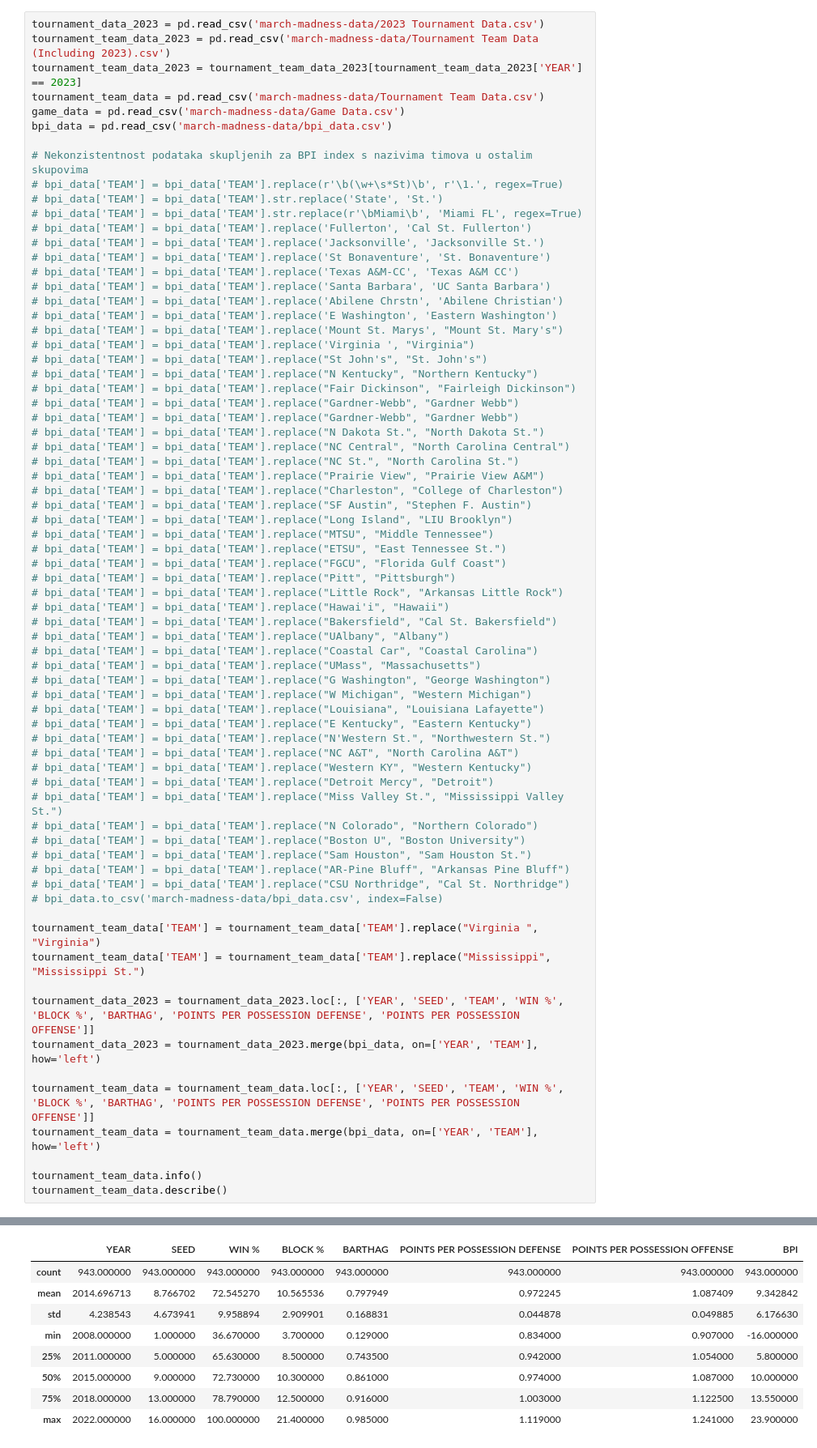
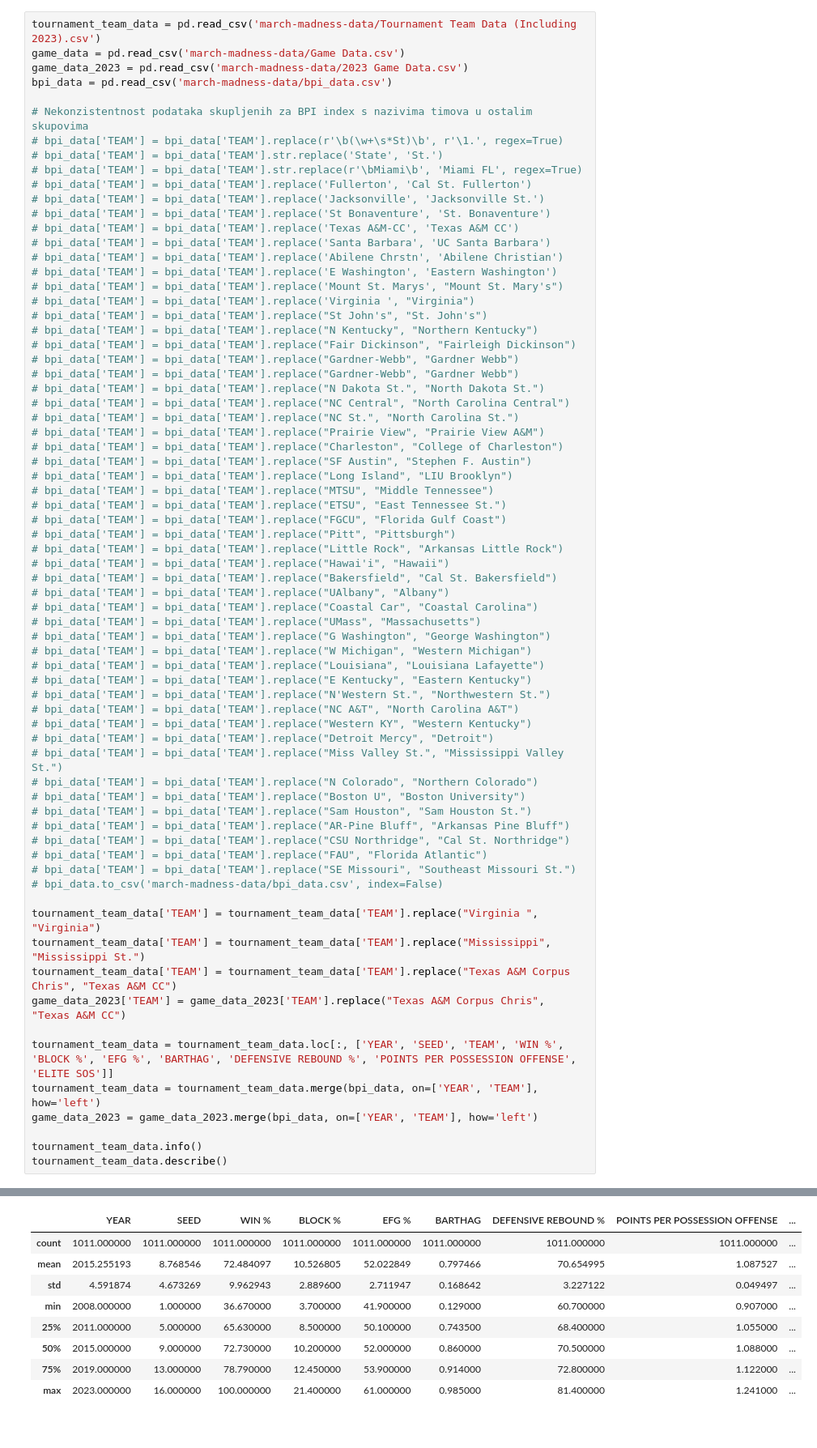
Before and after one commit to babe1304/UZOP-project, a Jupyter notebook: reporoduction_of_experiments.ipynb, the cells around one changed output, grey strips where cells are left out. Shown at 81% size. Saved outputs shown, nothing was run; the diff lists cells and outputs as text.

```diff
--- a/reporoduction_of_experiments.ipynb
+++ b/reporoduction_of_experiments.ipynb
@@ -32,11 +31,9 @@ U tu svrhu iskoristit ćemo `Tournament Team Data.csv` i `2023 Tournament Data.c
 
 BPI vrijednosti za ekipe kroz godine dohvaćene su s ESPN-ovog API-ja te su spremljene u `bpi_data.csv` datoteku.
 # %%
-tournament_data_2023 = pd.read_csv('march-madness-data/2023 Tournament Data.csv')
-tournament_team_data_2023 = pd.read_csv('march-madness-data/Tournament Team Data (Including 2023).csv')
-tournament_team_data_2023 = tournament_team_data_2023[tournament_team_data_2023['YEAR'] == 2023]
-tournament_team_data = pd.read_csv('march-madness-data/Tournament Team Data.csv')
+tournament_team_data = pd.read_csv('march-madness-data/Tournament Team Data (Including 2023).csv')
 game_data = pd.read_csv('march-madness-data/Game Data.csv')
+game_data_2023 = pd.read_csv('march-madness-data/2023 Game Data.csv')
 bpi_data = pd.read_csv('march-madness-data/bpi_data.csv')
 
 # Nekonzistentnost podataka skupljenih za BPI index s nazivima timova u ostalim skupovima
@@ -88,16 +85,18 @@ bpi_data = pd.read_csv('march-madness-data/bpi_data.csv')
 # bpi_data['TEAM'] = bpi_data['TEAM'].replace("Sam Houston", "Sam Houston St.")
 # bpi_data['TEAM'] = bpi_data['TEAM'].replace("AR-Pine Bluff", "Arkansas Pine Bluff")
 # bpi_data['TEAM'] = bpi_data['TEAM'].replace("CSU Northridge", "Cal St. Northridge")
+# bpi_data['TEAM'] = bpi_data['TEAM'].replace("FAU", "Florida Atlantic")
+# bpi_data['TEAM'] = bpi_data['TEAM'].replace("SE Missouri", "Southeast Missouri St.")
 # bpi_data.to_csv('march-madness-data/bpi_data.csv', index=False)
 
 tournament_team_data['TEAM'] = tournament_team_data['TEAM'].replace("Virginia ", "Virginia")
 tournament_team_data['TEAM'] = tournament_team_data['TEAM'].replace("Mississippi", "Mississippi St.")
+tournament_team_data['TEAM'] = tournament_team_data['TEAM'].replace("Texas A&M Corpus Chris", "Texas A&M CC")
+game_data_2023['TEAM'] = game_data_2023['TEAM'].replace("Texas A&M Corpus Chris", "Texas A&M CC")
 
-tournament_data_2023 = tournament_data_2023.loc[:, ['YEAR', 'SEED', 'TEAM', 'WIN %', 'BLOCK %', 'BARTHAG', 'POINTS PER POSSESSION DEFENSE', 'POINTS PER POSSESSION OFFENSE']]
-tournament_data_2023 = tournament_data_2023.merge(bpi_data, on=['YEAR', 'TEAM'], how='left')
-
-tournament_team_data = tournament_team_data.loc[:, ['YEAR', 'SEED', 'TEAM', 'WIN %', 'BLOCK %', 'BARTHAG', 'POINTS PER POSSESSION DEFENSE', 'POINTS PER POSSESSION OFFENSE']]
+tournament_team_data = tournament_team_data.loc[:, ['YEAR', 'SEED', 'TEAM', 'WIN %', 'BLOCK %', 'EFG %', 'BARTHAG', 'DEFENSIVE REBOUND %', 'POINTS PER POSSESSION OFFENSE', 'ELITE SOS']]
 tournament_team_data = tournament_team_data.merge(bpi_data, on=['YEAR', 'TEAM'], how='left')
+game_data_2023 = game_data_2023.merge(bpi_data, on=['YEAR', 'TEAM'], how='left')
 
 tournament_team_data.info()
 tournament_team_data.describe()
@@ -121,9 +122,9 @@ memory usage: 66.4+ KB
-|  | YEAR | SEED | WIN % | BLOCK % | BARTHAG | POINTS PER POSSESSION DEFENSE | POINTS PER POSSESSION OFFENSE | BPI |
-| count | 943.000000 | 943.000000 | 943.000000 | 943.000000 | 943.000000 | 943.000000 | 943.000000 | 943.000000 |
-| mean | 2014.696713 | 8.766702 | 72.545270 | 10.565536 | 0.797949 | 0.972245 | 1.087409 | 9.342842 |
-| std | 4.238543 | 4.673941 | 9.958894 | 2.909901 | 0.168831 | 0.044878 | 0.049885 | 6.176630 |
-| min | 2008.000000 | 1.000000 | 36.670000 | 3.700000 | 0.129000 | 0.834000 | 0.907000 | -16.000000 |
-| 25% | 2011.000000 | 5.000000 | 65.630000 | 8.500000 | 0.743500 | 0.942000 | 1.054000 | 5.800000 |
-| 50% | 2015.000000 | 9.000000 | 72.730000 | 10.300000 | 0.861000 | 0.974000 | 1.087000 | 10.000000 |
-| 75% | 2018.000000 | 13.000000 | 78.790000 | 12.500000 | 0.916000 | 1.003000 | 1.122500 | 13.550000 |
-| max | 2022.000000 | 16.000000 | 100.000000 | 21.400000 | 0.985000 | 1.119000 | 1.241000 | 23.900000 |
+|  | YEAR | SEED | WIN % | BLOCK % | EFG % | BARTHAG | DEFENSIVE REBOUND % | POINTS PER POSSESSION OFFENSE | ... |
+| count | 1011.000000 | 1011.000000 | 1011.000000 | 1011.000000 | 1011.000000 | 1011.000000 | 1011.000000 | 1011.000000 | ... |
+| mean | 2015.255193 | 8.768546 | 72.484097 | 10.526805 | 52.022849 | 0.797466 | 70.654995 | 1.087527 | ... |
+| std | 4.591874 | 4.673269 | 9.962943 | 2.889600 | 2.711947 | 0.168642 | 3.227122 | 0.049497 | ... |
+| min | 2008.000000 | 1.000000 | 36.670000 | 3.700000 | 41.900000 | 0.129000 | 60.700000 | 0.907000 | ... |
+| 25% | 2011.000000 | 5.000000 | 65.630000 | 8.500000 | 50.100000 | 0.743500 | 68.400000 | 1.055000 | ... |
+| 50% | 2015.000000 | 9.000000 | 72.730000 | 10.200000 | 52.000000 | 0.860000 | 70.500000 | 1.088000 | ... |
+| 75% | 2019.000000 | 13.000000 | 78.790000 | 12.450000 | 53.900000 | 0.914000 | 72.800000 | 1.122000 | ... |
+| max | 2023.000000 | 16.000000 | 100.000000 | 21.400000 | 61.000000 | 0.985000 | 81.400000 | 1.241000 | ... |
```
Also changed, not shown: parts of 22 cells of this notebook, 1 other file.
